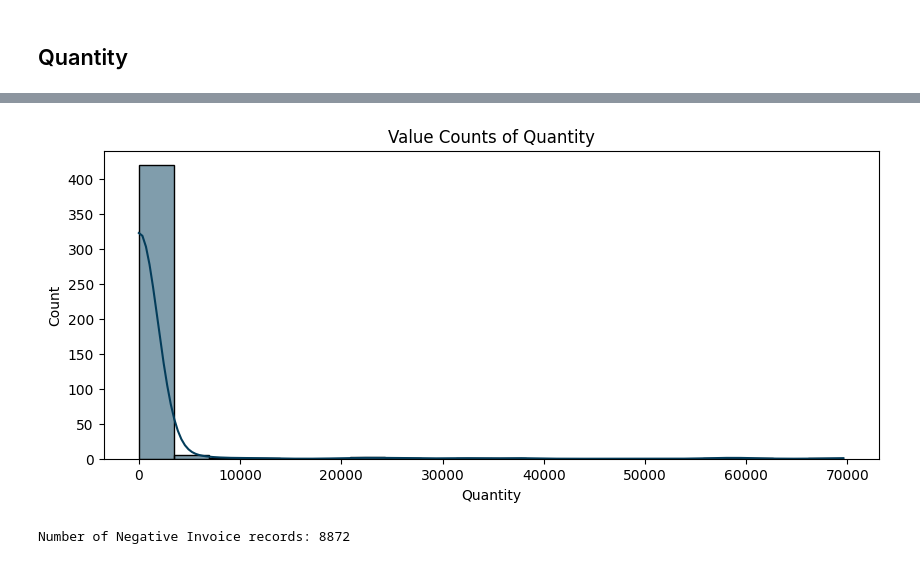
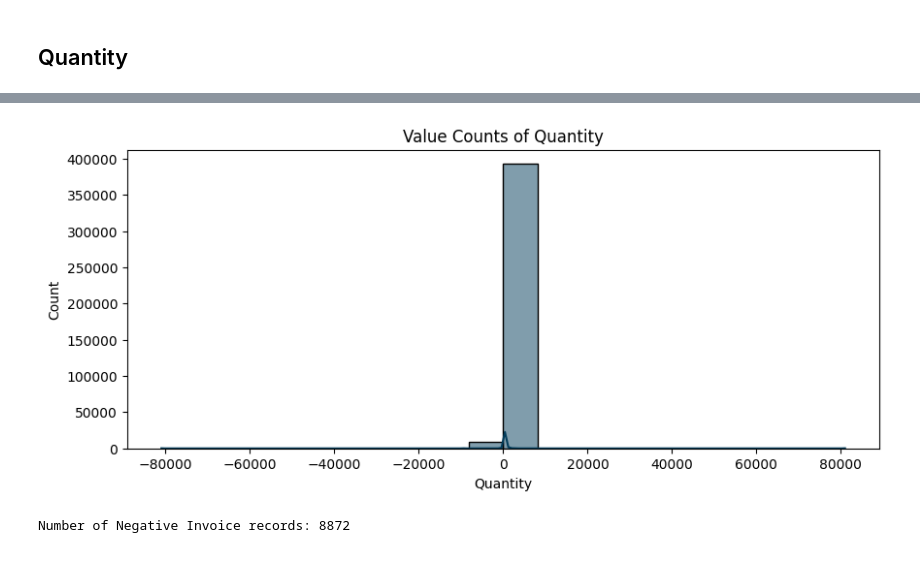
Before and after one commit to shubhjadhav/Customer-Segmentation, a Jupyter notebook: Code/customer-segmentation.ipynb, the cells around one changed output, grey strips where cells are left out. Drawn from its saved outputs; the diff is of its cells as text; code cells hidden in the pictures.

Commit message:
Adding graphs for EDA

```diff
--- a/Code/customer-segmentation.ipynb
+++ b/Code/customer-segmentation.ipynb
@@ -215,3 +215,11 @@ DOT             -> DOTCOM POSTAGE
 CRUK            -> CRUK Commission
 # %% [markdown]
 ## Quantity
+# %%
+quantity_counts = invoice_df['Quantity']
+
+quantity_counts.plot.kde(bw_method=0.3)
+plt.title('Densoty plot of Quantity')
+plt.xlabel('Quantity')
+plt.ylabel('Density')
+plt.show()
@@ -218,15 +228,13 @@ CRUK            -> CRUK Commission
 # %%
-quantity_counts = invoice_df['Quantity'].value_counts()
-
 # Plot the value counts
 plt.figure(figsize=(10, 4))
 sns.histplot(quantity_counts, bins=20, kde=True, color='#033C5A')
 plt.title('Value Counts of Quantity')
 plt.xlabel('Quantity')
 plt.ylabel('Count')
 plt.show()
 # %% [output]
-[figure, old version]
+[figure, new version]
 # %%
 neg_invoice_df = invoice_df[invoice_df.Quantity<0]
 print(f"Number of Negative Invoice records: {neg_invoice_df.shape[0]}")
```
Also changed, not shown: parts of 31 cells of this notebook.
